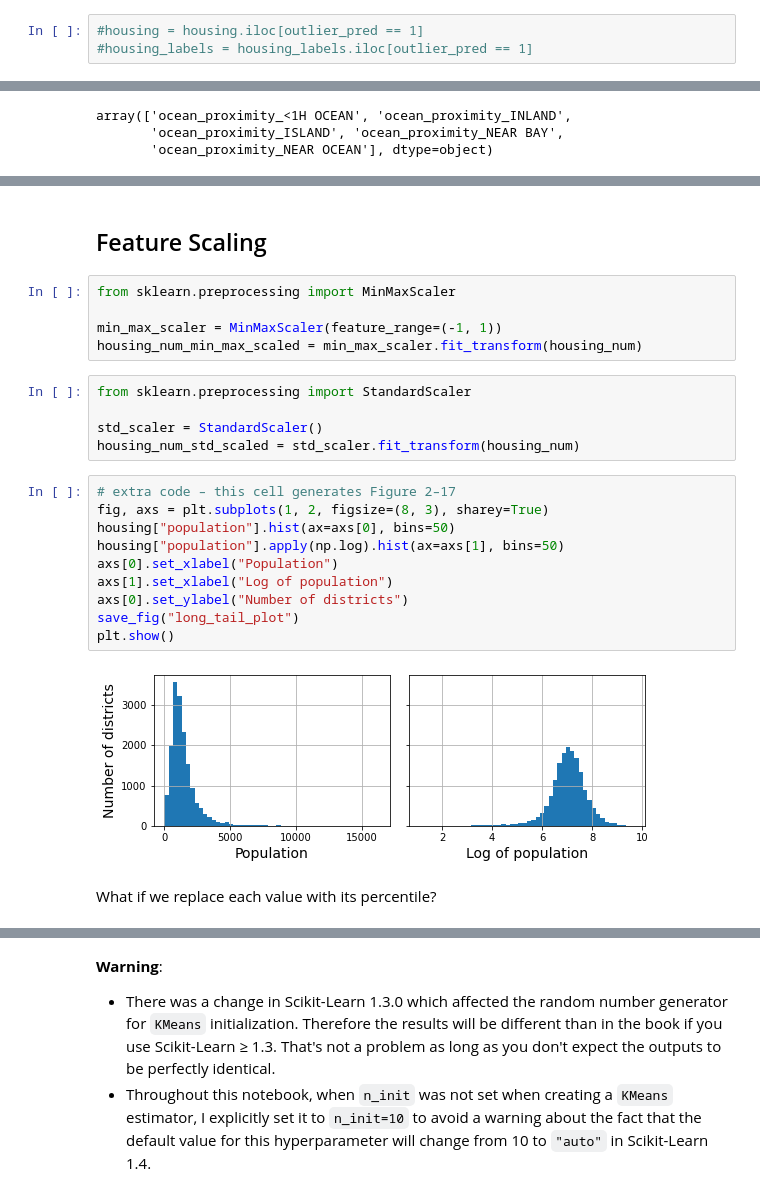
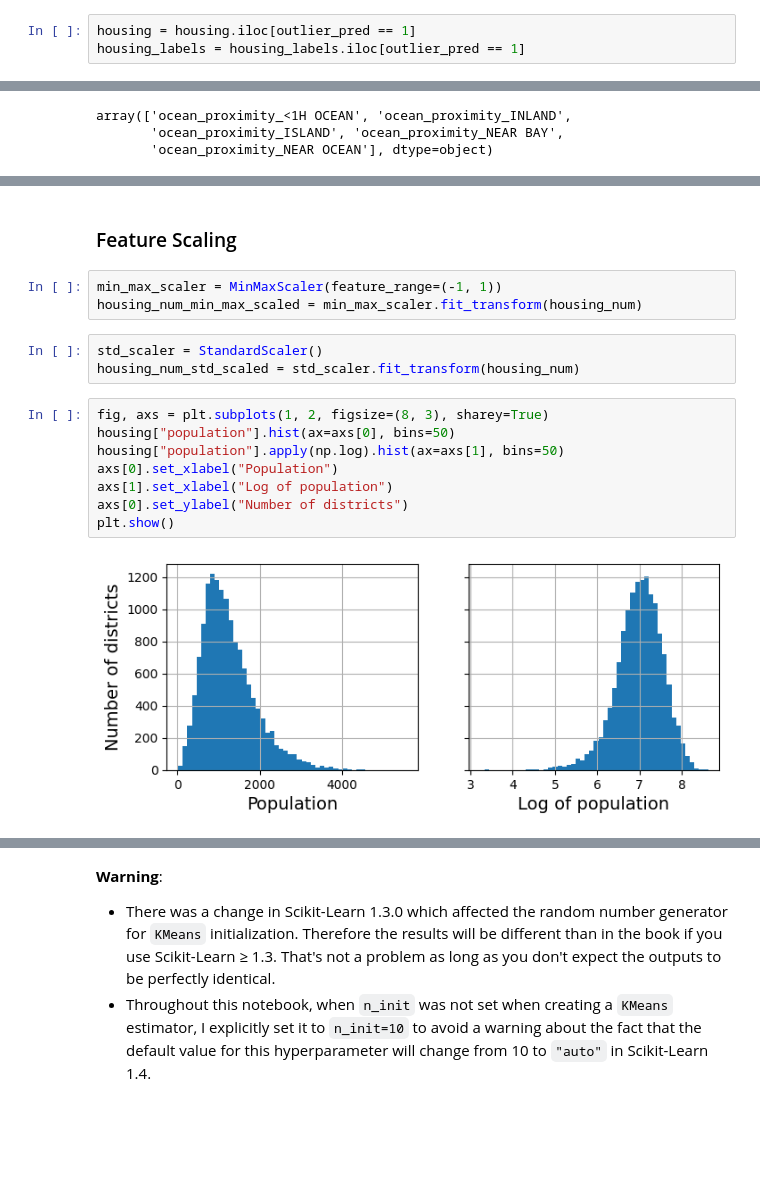
Before and after one commit to inaijin/HandsOnML-Practice, a Jupyter notebook: 3-5.EndToEndML/HousePricing.ipynb, the cells around one changed output, grey strips where cells are left out. Drawn from its saved outputs; the diff is of its cells as text; blank space fills up the shorter version.

```diff
--- a/3-5.EndToEndML/HousePricing.ipynb
+++ b/3-5.EndToEndML/HousePricing.ipynb
@@ -461,4 +449,4 @@ If you wanted to drop outliers, you would run the following code:
 # %%
-#housing = housing.iloc[outlier_pred == 1]
-#housing_labels = housing_labels.iloc[outlier_pred == 1]
+housing = housing.iloc[outlier_pred == 1]
+housing_labels = housing_labels.iloc[outlier_pred == 1]
 # %% [markdown]
@@ -588,26 +533,18 @@ df_output
 # %% [markdown]
-## Feature Scaling
+### Feature Scaling
 # %%
-from sklearn.preprocessing import MinMaxScaler
-
 min_max_scaler = MinMaxScaler(feature_range=(-1, 1))
 housing_num_min_max_scaled = min_max_scaler.fit_transform(housing_num)
 # %%
-from sklearn.preprocessing import StandardScaler
-
 std_scaler = StandardScaler()
 housing_num_std_scaled = std_scaler.fit_transform(housing_num)
 # %%
-# extra code – this cell generates Figure 2–17
 fig, axs = plt.subplots(1, 2, figsize=(8, 3), sharey=True)
 housing["population"].hist(ax=axs[0], bins=50)
 housing["population"].apply(np.log).hist(ax=axs[1], bins=50)
 axs[0].set_xlabel("Population")
 axs[1].set_xlabel("Log of population")
 axs[0].set_ylabel("Number of districts")
-save_fig("long_tail_plot")
 plt.show()
 # %% [output]
-[figure, old version]
+[figure, new version]
-# %% [markdown]
-What if we replace each value with its percentile?
```
Also changed, not shown: parts of 75 cells of this notebook.
